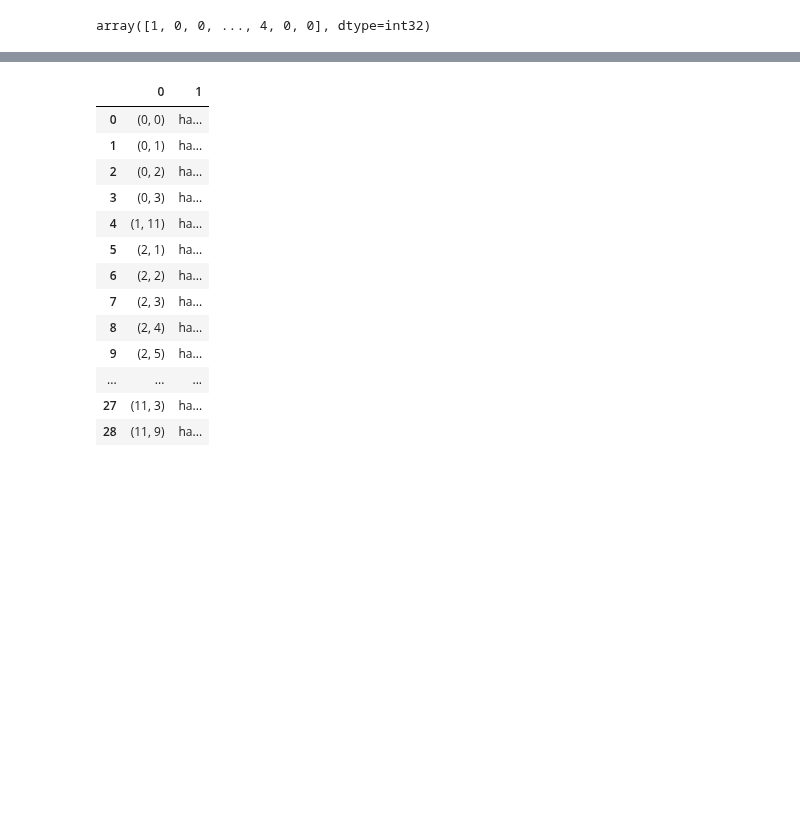
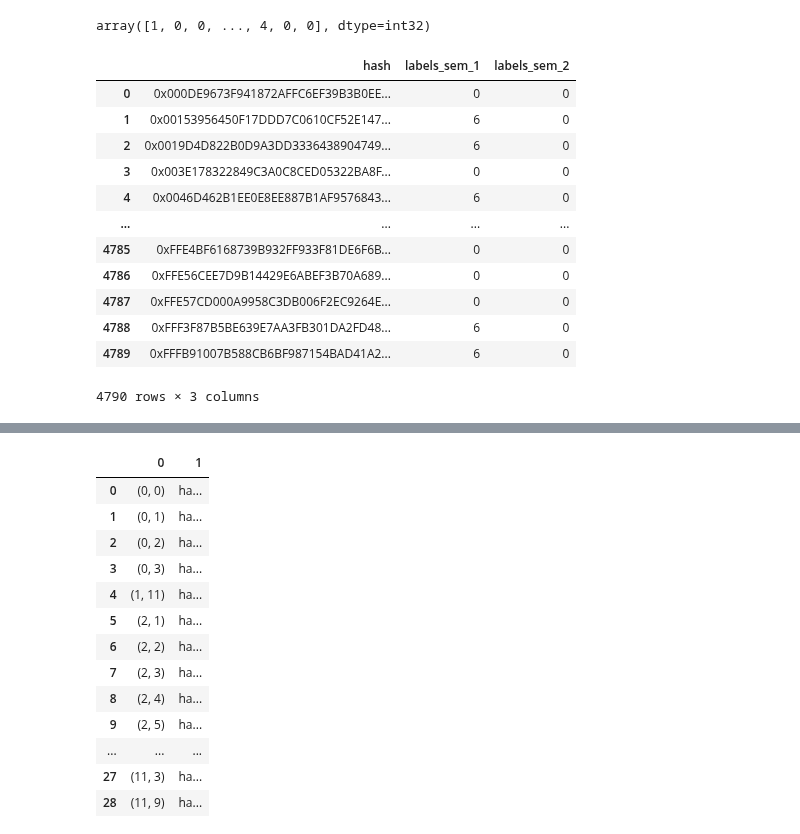
Before and after one commit to Maksimka9/clustering, a Jupyter notebook: main.ipynb, the cells around one changed output, grey strips where cells are left out. Drawn from its saved outputs; the diff is of its cells as text; code cells hidden in the pictures; blank space fills up the shorter version.

```diff
--- a/main.ipynb
+++ b/main.ipynb
@@ -332,3 +333,21 @@ plt.scatter(compare_list[0].index, compare_list[0]['labels_sem_2'], c=compare_li
 np.array (compare_list[0]['labels_sem_1'])
 # %% [output]
 array([1, 0, 0, ..., 4, 0, 0], dtype=int32)
+# %%
+compare_labels_df = hash_df_list[i].merge(hash_df_list[i+1], on = 'hash', how = 'inner')
+compare_labels_df = compare_labels_df.rename(columns={'labels_x':'labels_sem_1','labels_y':'labels_sem_2'})
+compare_labels_df
+# %% [output]
+|  | hash | labels_sem_1 | labels_sem_2 |
+| 0 | 0x000DE9673F941872AFFC6EF39B3B0EE... | 0 | 0 |
+| 1 | 0x00153956450F17DDD7C0610CF52E147... | 6 | 0 |
+| 2 | 0x0019D4D822B0D9A3DD3336438904749... | 6 | 0 |
+| 3 | 0x003E178322849C3A0C8CED05322BA8F... | 0 | 0 |
+| 4 | 0x0046D462B1EE0E8EE887B1AF9576843... | 6 | 0 |
+| ... | ... | ... | ... |
+| 4785 | 0xFFE4BF6168739B932FF933F81DE6F6B... | 0 | 0 |
+| 4786 | 0xFFE56CEE7D9B14429E6ABEF3B70A689... | 0 | 0 |
+| 4787 | 0xFFE57CD000A9958C3DB006F2EC9264E... | 0 | 0 |
+| 4788 | 0xFFF3F87B5BE639E7AA3FB301DA2FD48... | 6 | 0 |
+| 4789 | 0xFFFB91007B588CB6BF987154BAD41A2... | 6 | 0 |
+4790 rows × 3 columns
```
Also changed, not shown: parts of 6 cells of this notebook.
